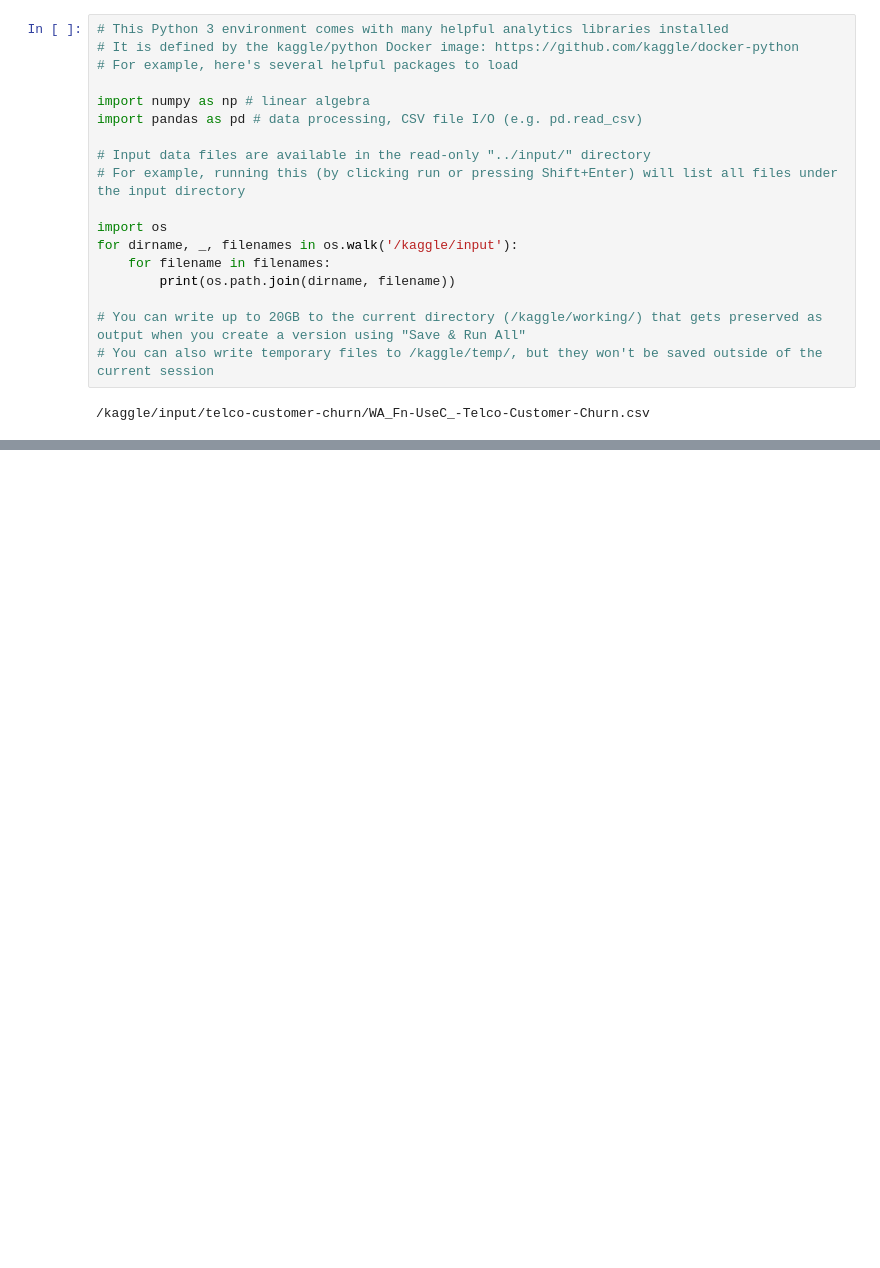
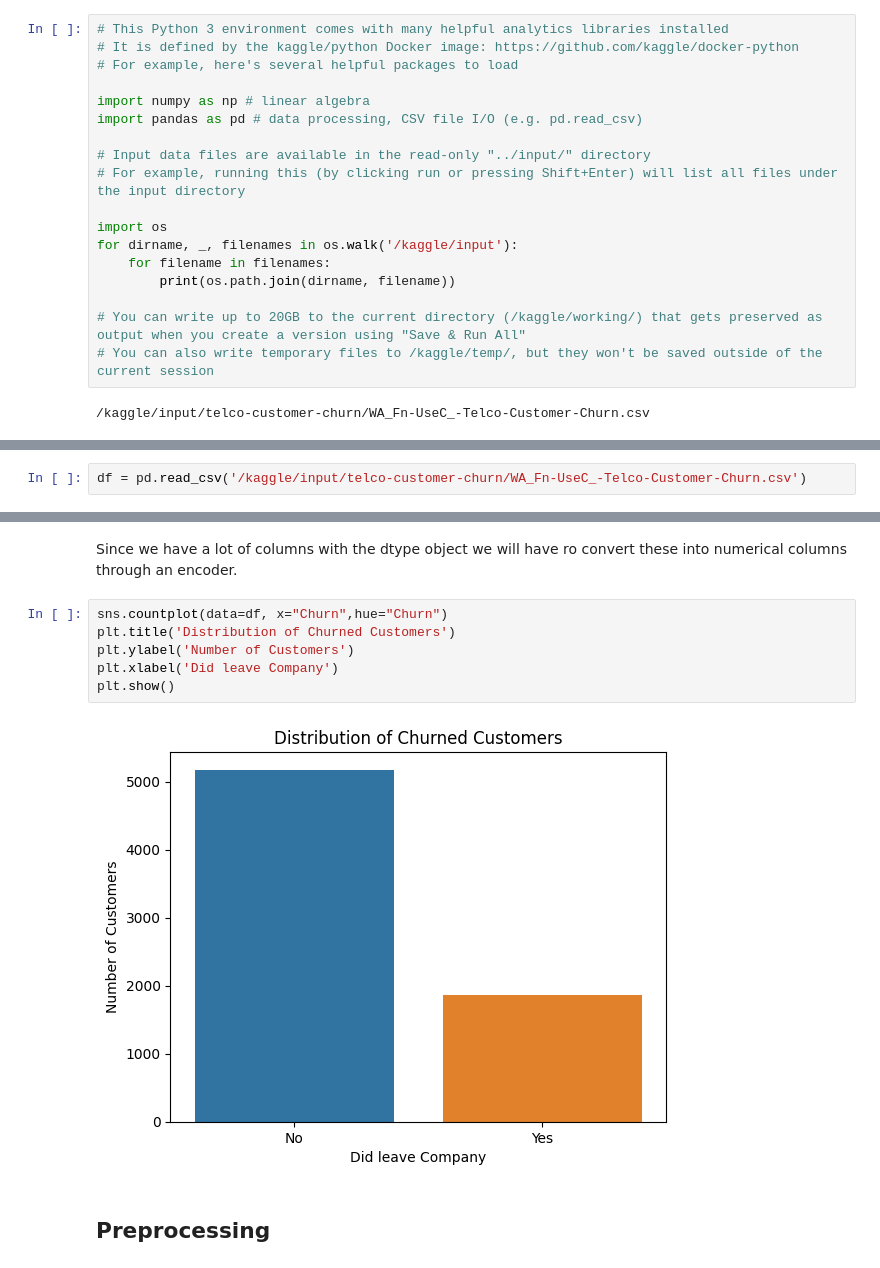
Before and after one commit to korayyildirim/DataAnalysisProjects, a Jupyter notebook: Churn_Data_Prediction.ipynb, the cells around one changed output, grey strips where cells are left out. Cells and saved outputs as stored; diff of their text form; blank space fills up the shorter version.

Commit message:
Kaggle Notebook | notebook13badbc404 | Version 2

```diff
--- a/Churn_Data_Prediction.ipynb
+++ b/Churn_Data_Prediction.ipynb
@@ -20,0 +27,2 @@ for dirname, _, filenames in os.walk('/kaggle/input'):
+# %%
+df = pd.read_csv('/kaggle/input/telco-customer-churn/WA_Fn-UseC_-Telco-Customer-Churn.csv')
@@ -20,0 +71,12 @@ for dirname, _, filenames in os.walk('/kaggle/input'):
+# %% [markdown]
+Since we have a lot of columns with the dtype object we will have ro convert these into numerical columns through an encoder.
+# %%
+sns.countplot(data=df, x="Churn",hue="Churn")
+plt.title('Distribution of Churned Customers')
+plt.ylabel('Number of Customers')
+plt.xlabel('Did leave Company')
+plt.show()
+# %% [output]
+[figure, added]
+# %% [markdown]
+## Preprocessing
```
Also changed, not shown: parts of 16 cells of this notebook.
